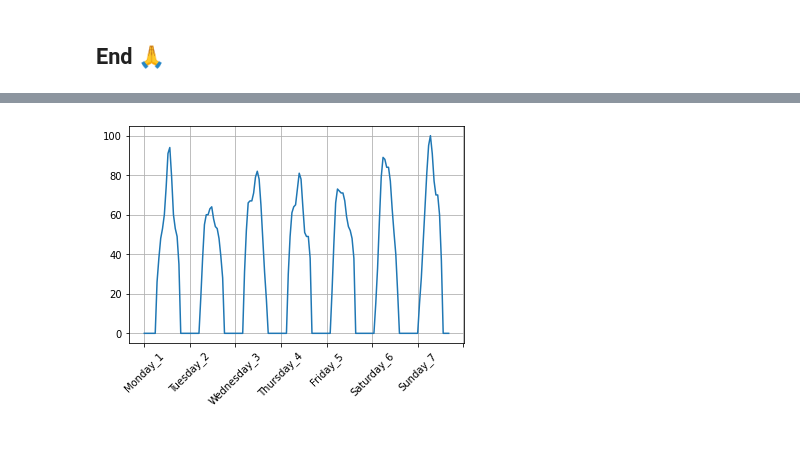
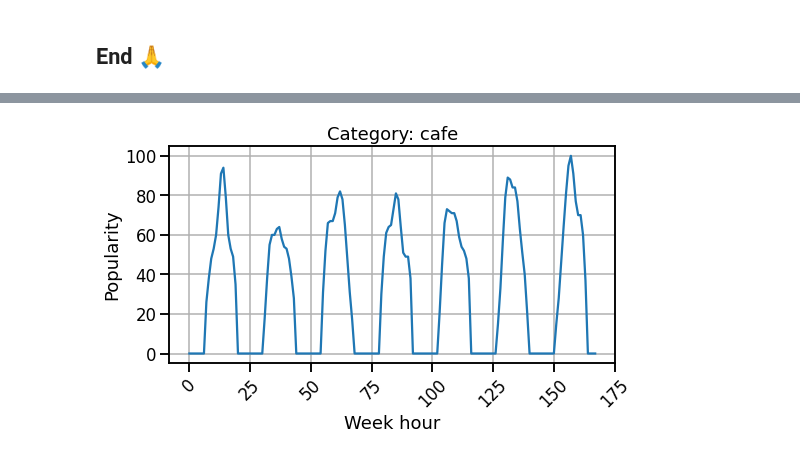
Before and after one commit to Hadi2525/CCAI2022_Transportation, a Jupyter notebook: notebooks/6. ML Models.ipynb, the cells around one changed output, grey strips where cells are left out. Cells and saved outputs as stored; diff of their text form; code cells hidden in the pictures.

```diff
--- a/notebooks/6. ML Models.ipynb
+++ b/notebooks/6. ML Models.ipynb
@@ -88 +87,3 @@ array([ 6,  2,  3,  4,  5, 15, 16, 17, 14,  8,  7, 11, 10,  9,  1, 12, 13])
+# %%
+CLUSTER = 4
 # %%
@@ -123,3 +104,5 @@ Text(0, 0.5, 'Energy (kWh)')
 # %%
-mask_spatial = spatial_features['cluster']==1
+mask_spatial = spatial_features['cluster']==CLUSTER
 spatial_df = spatial_features.loc[mask_spatial]
+
+grouped_T = spatial_df.groupby('category').mean().T.iloc[:-6,:]
@@ -127,0 +125,2 @@ grouped_T = spatial_df.groupby('category').mean().T.iloc[:-6,:]
+# %%
+sns.set_context('talk')
@@ -128,7 +158,12 @@ grouped_T = spatial_df.groupby('category').mean().T.iloc[:-6,:]
 # %%
+cat = 'cafe'
+plt.figure(figsize=(8,4))
 grouped_T['cafe'].plot()
 plt.xticks(rotation=45)
 plt.grid()
+plt.title(f"Category: {cat}")
+plt.xlabel('Week hour')
+plt.ylabel('Popularity')
 plt.show()
 # %% [output]
-[figure, old version]
+[figure, new version]
```
Also changed, not shown: parts of 29 cells of this notebook, 1 other file.
